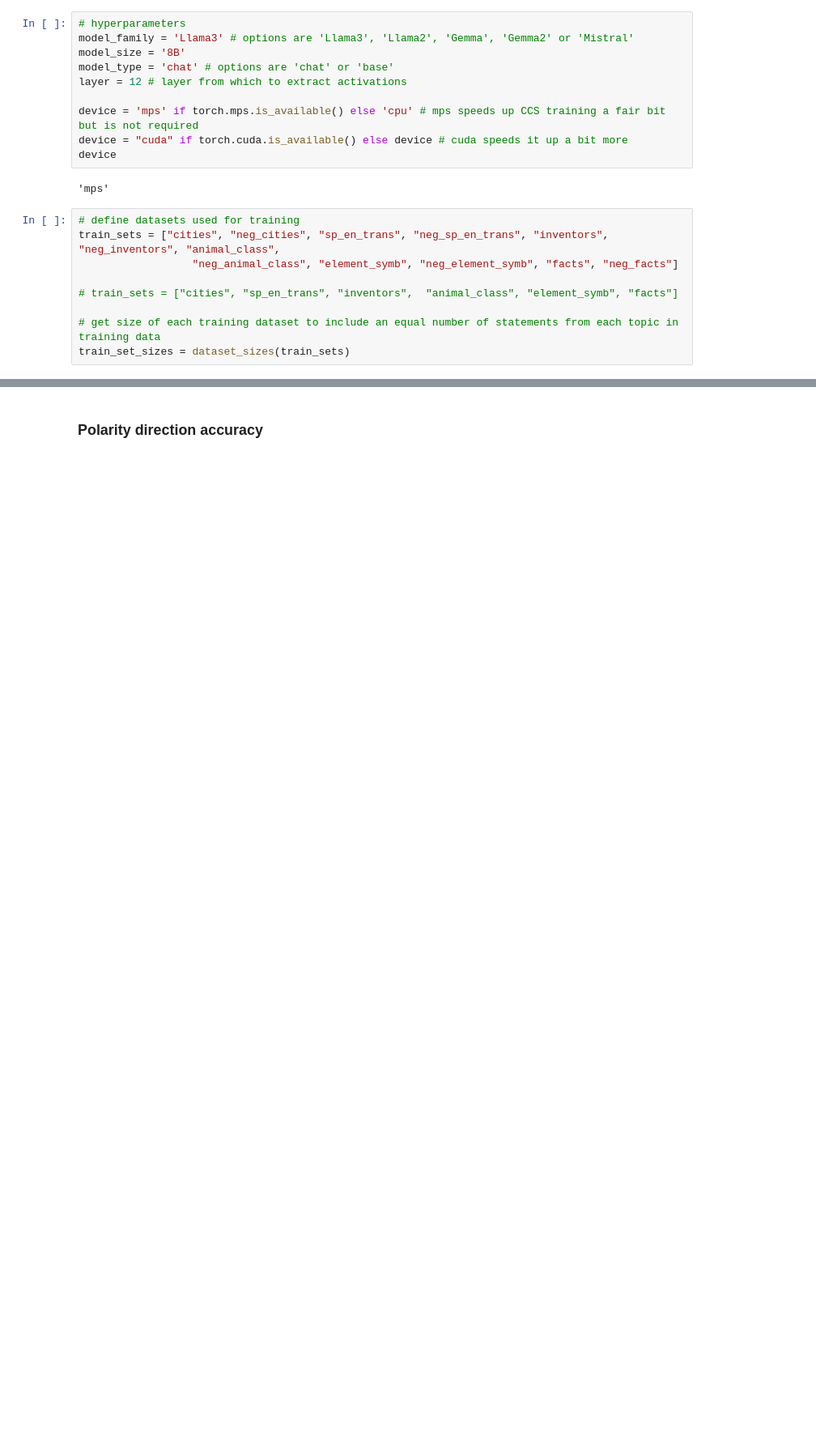
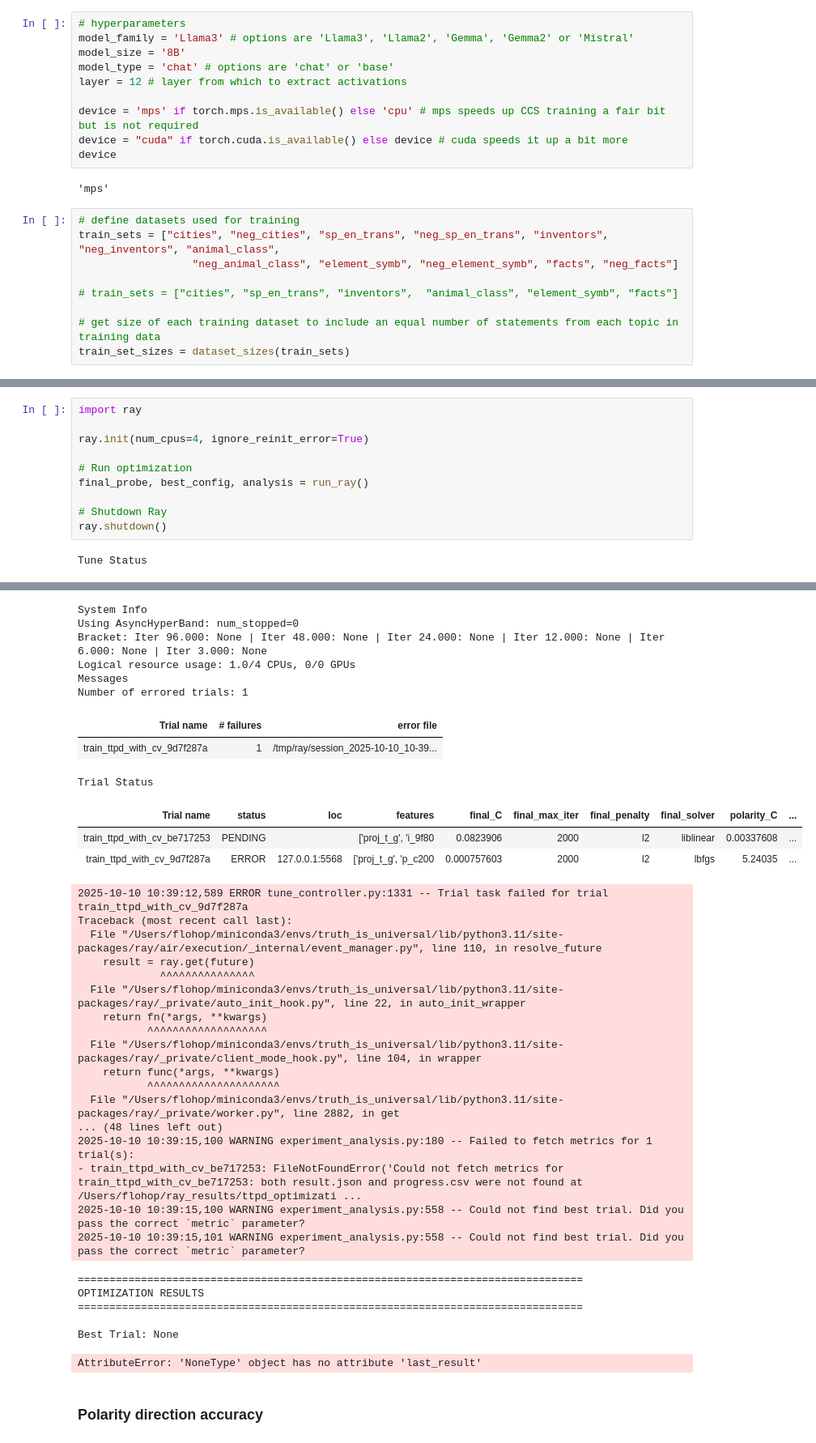
Before and after one commit to flohop/Truth_is_Universal, a Jupyter notebook: lie_detection.ipynb, the cells around one changed output, grey strips where cells are left out. Shown at 81% size. Cells and saved outputs as stored; diff of their text form; blank space fills up the shorter version.

```diff
--- a/lie_detection.ipynb
+++ b/lie_detection.ipynb
@@ -36,0 +36,12 @@ train_set_sizes = dataset_sizes(train_sets)
+# %%
+import ray
+
+ray.init(num_cpus=4, ignore_reinit_error=True)
+
+# Run optimization
+final_probe, best_config, analysis = run_ray()
+
+# Shutdown Ray
+ray.shutdown()
+# %% [output]
+Tune Status
@@ -37,3 +51,38 @@ train_set_sizes = dataset_sizes(train_sets)
+System Info
+Using AsyncHyperBand: num_stopped=0
+Bracket: Iter 96.000: None | Iter 48.000: None | Iter 24.000: None | Iter 12.000: None | Iter 6.000: None | Iter 3.000: None
+Logical resource usage: 1.0/4 CPUs, 0/0 GPUs
+Messages
+Number of errored trials: 1
+| Trial name | # failures | error file |
+| train_ttpd_with_cv_9d7f287a | 1 | /tmp/ray/session_2025-10-10_10-39... |
+Trial Status
+| Trial name | status | loc | features | final_C | final_max_iter | final_penalty | final_solver | polarity_C | ... |
+| train_ttpd_with_cv_be717253 | PENDING |  | ['proj_t_g', 'i_9f80 | 0.0823906 | 2000 | l2 | liblinear | 0.00337608 | ... |
+| train_ttpd_with_cv_9d7f287a | ERROR | 127.0.0.1:5568 | ['proj_t_g', 'p_c200 | 0.000757603 | 2000 | l2 | lbfgs | 5.24035 | ... |
+2025-10-10 10:39:12,589 ERROR tune_controller.py:1331 -- Trial task failed for trial train_ttpd_with_cv_9d7f287a
+Traceback (most recent call last):
+  File "/Users/flohop/miniconda3/envs/truth_is_universal/lib/python3.11/site-packages/ray/air/execution/_internal/event_manager.py", line 110, in resolve_future
+    result = ray.get(future)
+             ^^^^^^^^^^^^^^^
+  File "/Users/flohop/miniconda3/envs/truth_is_universal/lib/python3.11/site-packages/ray/_private/auto_init_hook.py", line 22, in auto_init_wrapper
+    return fn(*args, **kwargs)
+           ^^^^^^^^^^^^^^^^^^^
+  File "/Users/flohop/miniconda3/envs/truth_is_universal/lib/python3.11/site-packages/ray/_private/client_mode_hook.py", line 104, in wrapper
+    return func(*args, **kwargs)
+           ^^^^^^^^^^^^^^^^^^^^^
+  File "/Users/flohop/miniconda3/envs/truth_is_universal/lib/python3.11/site-packages/ray/_private/worker.py", line 2882, in get
+... (48 lines left out)
+2025-10-10 10:39:15,100 WARNING experiment_analysis.py:180 -- Failed to fetch metrics for 1 trial(s):
+- train_ttpd_with_cv_be717253: FileNotFoundError('Could not fetch metrics for train_ttpd_with_cv_be717253: both result.json and progress.csv were not found at /Users/flohop/ray_results/ttpd_optimizati ...
+2025-10-10 10:39:15,100 WARNING experiment_analysis.py:558 -- Could not find best trial. Did you pass the correct `metric` parameter?
+2025-10-10 10:39:15,101 WARNING experiment_analysis.py:558 -- Could not find best trial. Did you pass the correct `metric` parameter?
+================================================================================
+OPTIMIZATION RESULTS
+================================================================================
+
+Best Trial: None
+AttributeError: 'NoneType' object has no attribute 'last_result'
 # %% [markdown]
 ### Polarity direction accuracy
 # %%
```
Also changed, not shown: parts of 3 cells of this notebook, 3 other files.
